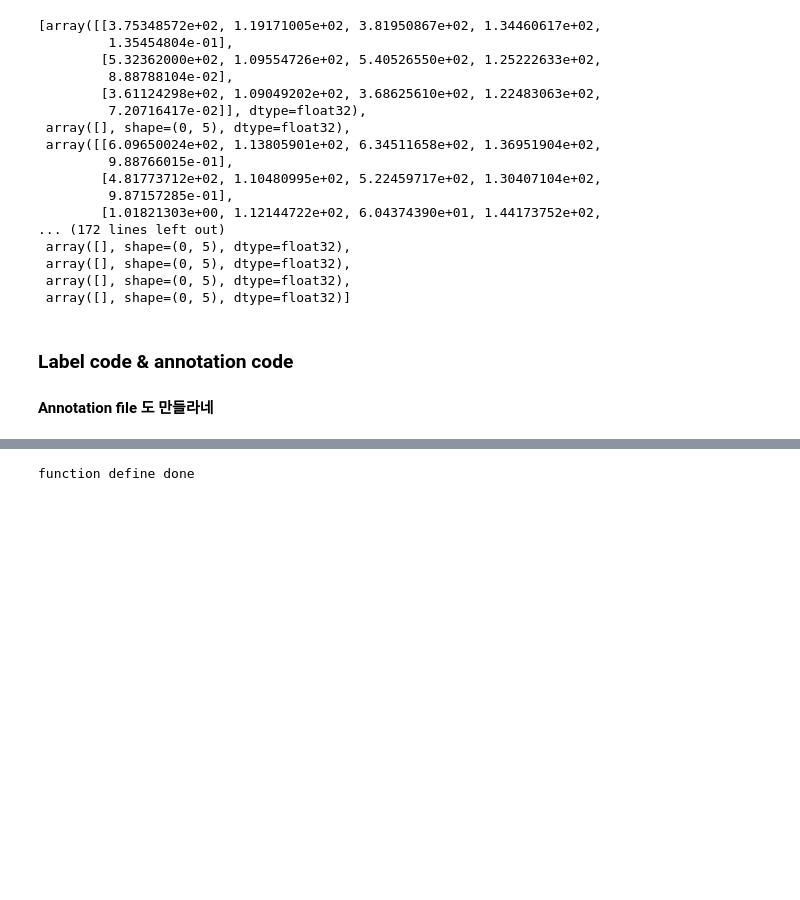
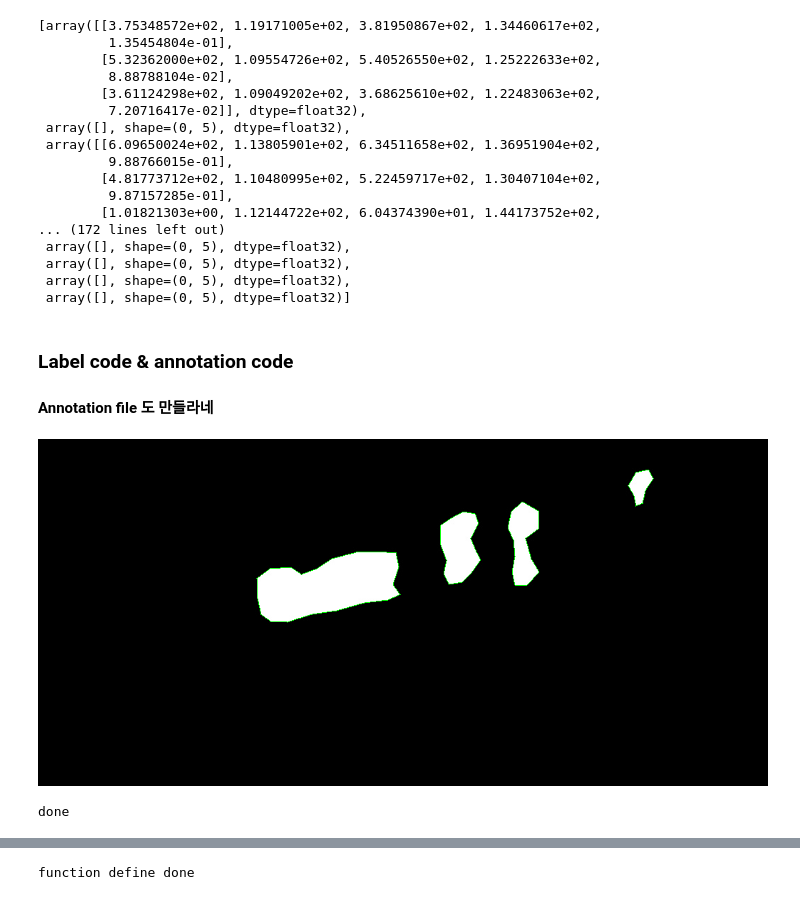
Before and after one commit to 0525stone/cardamage_detection, a Jupyter notebook: src/socardata2fasterrcnn.ipynb, the cells around one changed output, grey strips where cells are left out. Saved outputs shown, nothing was run; the diff lists cells and outputs as text; code cells hidden in the pictures; blank space fills up the shorter version.

```diff
--- a/src/socardata2fasterrcnn.ipynb
+++ b/src/socardata2fasterrcnn.ipynb
@@ -313,0 +312,32 @@ Use load_from_local loader
+# %%
+# 211108 contour detection 으로 mask들 찾아기
+import os
+import cv2
+from shapely.geometry import Polygon
+import numpy as np
+
+from google.colab.patches import cv2_imshow # for colab
+# import geopandas as gpd
+
+
+
+sample_dir = '/content/accida_segmentation_dataset_v1/dent/valid/masks/20190525_6658_23880481_921eab5693426c2a89f542dfed72e8ca.jpg'
+
+# os.chdir('C:/Users/user/Desktop/hehe/') #폴더 경로
+img = cv2.imread(sample_dir) #파일명
+
+gray = cv2.cvtColor(img, cv2.COLOR_BGR2GRAY) #흑백사진으로 변환
+ret, binary = cv2.threshold(gray, 240, 255, 0)
+
+contours, h = cv2.findContours(binary, cv2.RETR_TREE, cv2.CHAIN_APPROX_SIMPLE)
+image = cv2.drawContours(img, contours, -1, (0,255,0), 1)
+
+cv2_imshow(image)
+
+# cv2.drawContours 로 contour 구하고 각 mask 구함
+
+
+print('done')
+# %% [output]
+[figure, added]
+done
```
Also changed, not shown: parts of 10 cells of this notebook.
